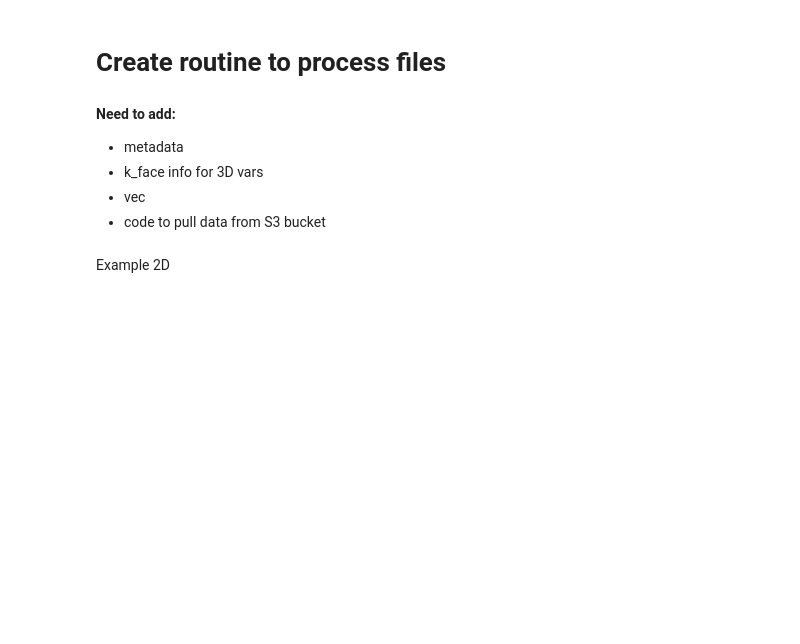
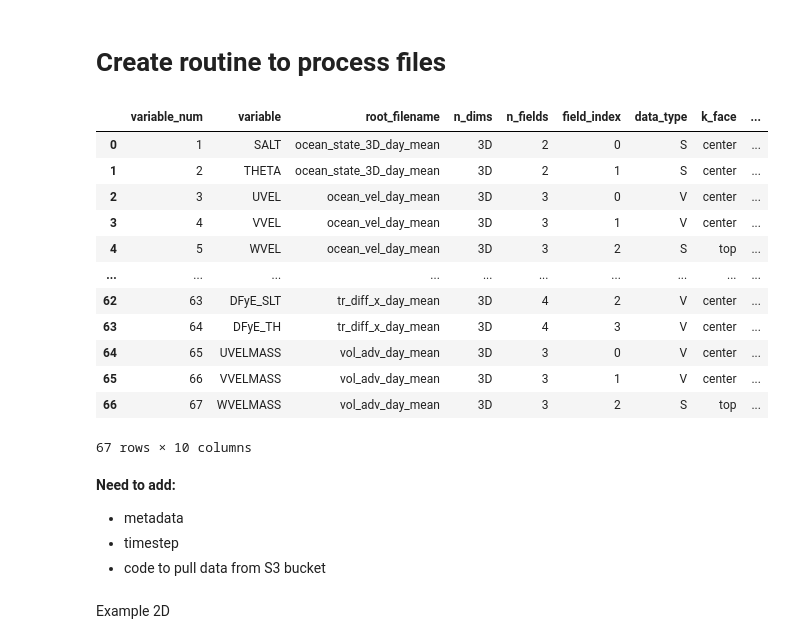
Before and after one commit to ifenty/SASSIE_downscale_ecco_v5, a Jupyter notebook: 01_open and read file.ipynb, the cells around one changed output. Saved outputs shown, nothing was run; the diff lists cells and outputs as text; code cells hidden in the pictures; blank space fills up the shorter version.

```diff
--- a/01_open and read file.ipynb
+++ b/01_open and read file.ipynb
@@ -367,14 +549,29 @@ sassie_n1_geometry_ds = xr.open_dataset('/Users/mzahn/data/SASSIE/GRID_GEOMETRY_
 # %%
 ## open table that provides info for proper indexing based on desired variable
 vars_table = pd.read_csv('sassie_variables_table.csv', index_col=False)
+# %%
+vars_table
+# %% [output]
+|  | variable_num | variable | root_filename | n_dims | n_fields | field_index | data_type | k_face | ... |
+| 0 | 1 | SALT | ocean_state_3D_day_mean | 3D | 2 | 0 | S | center | ... |
+| 1 | 2 | THETA | ocean_state_3D_day_mean | 3D | 2 | 1 | S | center | ... |
+| 2 | 3 | UVEL | ocean_vel_day_mean | 3D | 3 | 0 | V | center | ... |
+| 3 | 4 | VVEL | ocean_vel_day_mean | 3D | 3 | 1 | V | center | ... |
+| 4 | 5 | WVEL | ocean_vel_day_mean | 3D | 3 | 2 | S | top | ... |
+| ... | ... | ... | ... | ... | ... | ... | ... | ... | ... |
+| 62 | 63 | DFyE_SLT | tr_diff_x_day_mean | 3D | 4 | 2 | V | center | ... |
+| 63 | 64 | DFyE_TH | tr_diff_x_day_mean | 3D | 4 | 3 | V | center | ... |
+| 64 | 65 | UVELMASS | vol_adv_day_mean | 3D | 3 | 0 | V | center | ... |
+| 65 | 66 | VVELMASS | vol_adv_day_mean | 3D | 3 | 1 | V | center | ... |
+| 66 | 67 | WVELMASS | vol_adv_day_mean | 3D | 3 | 2 | S | top | ... |
+67 rows × 10 columns
 # %%
 ## where to save netCDFs with directories for each variable
 output_dir = '/Users/mzahn/data/SASSIE/SASSIE_netcdfs/'
 # %% [markdown]
 **Need to add:**
 - metadata
-- k_face info for 3D vars
-- vec
+- timestep
 - code to pull data from S3 bucket
 # %% [markdown]
 Example 2D
```
Also changed, not shown: parts of 32 cells of this notebook, 2 other files.
